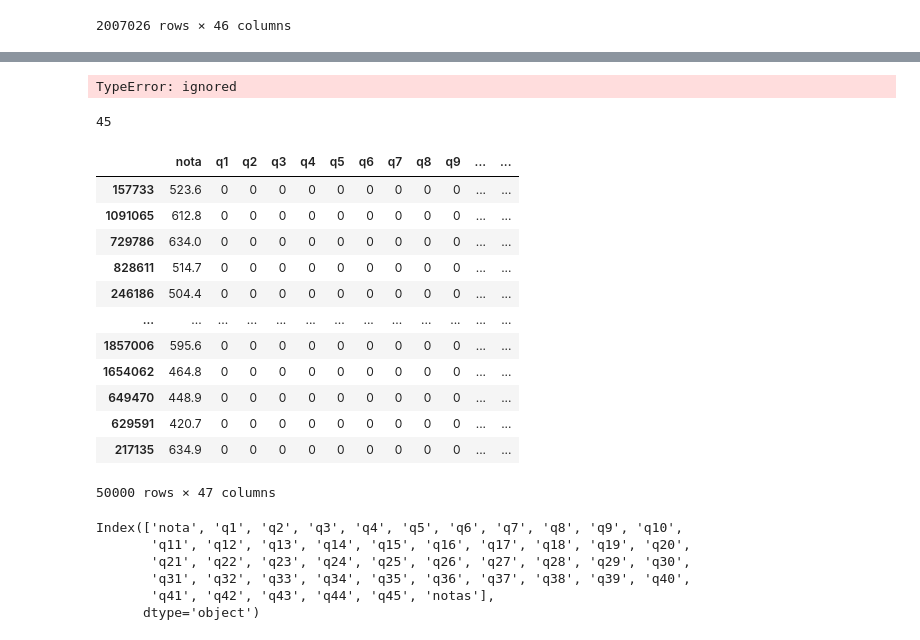
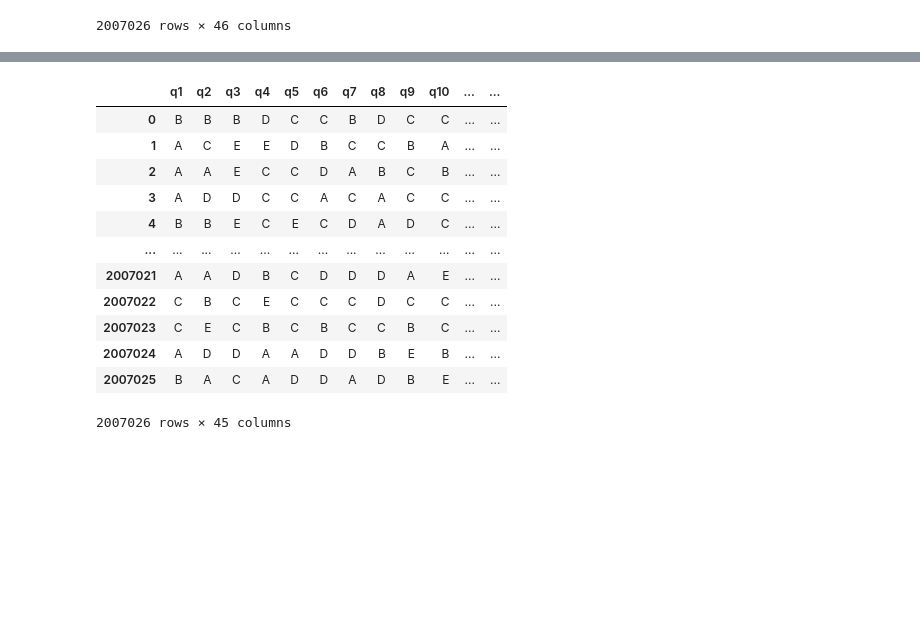
Before and after one commit to Gus-1003/Projeto_Pesquisa_Enem, a Jupyter notebook: Enem2021_organizado_correção.ipynb, the cells around one changed output, grey strips where cells are left out. Saved outputs shown, nothing was run; the diff lists cells and outputs as text; code cells hidden in the pictures; blank space fills up the shorter version.

```diff
--- a/Enem2021_organizado_correção.ipynb
+++ b/Enem2021_organizado_correção.ipynb
@@ -156,45 +81,0 @@ InvalidIndexError: ignored
-# %%
-# Cria um dataframe para as respostas corrigidas
-
-for i in range(1, 46):
-    colunas_questoes[f'q{i}'] = (colunas_questoes[f'q{i}'].str.upper() == gabarito[i-1]).astype(int)
-# %% [output]
-TypeError: ignored
-# %%
-len(colunas_questoes_num)
-# %% [output]
-45
-# %%
-
-# Substitui as respostas dos alunos pelas notas
-#questoes = questoes.applymap(lambda resposta: 1 if resposta == gabarito[questoes.columns.get_loc(resposta)] else 0)
-
-# Adiciona a coluna de notas ao dataframe de respostas
-df_amostra['notas'] = notas
-df_amostra
-
-# Salva o novo dataset com as notas dos alunos
-#data.to_csv('notas_alunos.csv', index=False)
-# %% [output]
-|  | nota | q1 | q2 | q3 | q4 | q5 | q6 | q7 | q8 | q9 | ... | ... |
-| 157733 | 523.6 | 0 | 0 | 0 | 0 | 0 | 0 | 0 | 0 | 0 | ... | ... |
-| 1091065 | 612.8 | 0 | 0 | 0 | 0 | 0 | 0 | 0 | 0 | 0 | ... | ... |
-| 729786 | 634.0 | 0 | 0 | 0 | 0 | 0 | 0 | 0 | 0 | 0 | ... | ... |
-| 828611 | 514.7 | 0 | 0 | 0 | 0 | 0 | 0 | 0 | 0 | 0 | ... | ... |
-| 246186 | 504.4 | 0 | 0 | 0 | 0 | 0 | 0 | 0 | 0 | 0 | ... | ... |
-| ... | ... | ... | ... | ... | ... | ... | ... | ... | ... | ... | ... | ... |
-| 1857006 | 595.6 | 0 | 0 | 0 | 0 | 0 | 0 | 0 | 0 | 0 | ... | ... |
-| 1654062 | 464.8 | 0 | 0 | 0 | 0 | 0 | 0 | 0 | 0 | 0 | ... | ... |
-| 649470 | 448.9 | 0 | 0 | 0 | 0 | 0 | 0 | 0 | 0 | 0 | ... | ... |
-| 629591 | 420.7 | 0 | 0 | 0 | 0 | 0 | 0 | 0 | 0 | 0 | ... | ... |
-| 217135 | 634.9 | 0 | 0 | 0 | 0 | 0 | 0 | 0 | 0 | 0 | ... | ... |
-50000 rows × 47 columns
-# %%
-print(df_amostra.columns)
-# %% [output]
-Index(['nota', 'q1', 'q2', 'q3', 'q4', 'q5', 'q6', 'q7', 'q8', 'q9', 'q10',
-       'q11', 'q12', 'q13', 'q14', 'q15', 'q16', 'q17', 'q18', 'q19', 'q20',
-       'q21', 'q22', 'q23', 'q24', 'q25', 'q26', 'q27', 'q28', 'q29', 'q30',
-       'q31', 'q32', 'q33', 'q34', 'q35', 'q36', 'q37', 'q38', 'q39', 'q40',
-       'q41', 'q42', 'q43', 'q44', 'q45', 'notas'],
-      dtype='object')
@@ -202,0 +82,16 @@ Index(['nota', 'q1', 'q2', 'q3', 'q4', 'q5', 'q6', 'q7', 'q8', 'q9', 'q10',
+# %%
+respostas_corrigidas
+# %% [output]
+|  | q1 | q2 | q3 | q4 | q5 | q6 | q7 | q8 | q9 | q10 | ... | ... |
+| 0 | B | B | B | D | C | C | B | D | C | C | ... | ... |
+| 1 | A | C | E | E | D | B | C | C | B | A | ... | ... |
+| 2 | A | A | E | C | C | D | A | B | C | B | ... | ... |
+| 3 | A | D | D | C | C | A | C | A | C | C | ... | ... |
+| 4 | B | B | E | C | E | C | D | A | D | C | ... | ... |
+| ... | ... | ... | ... | ... | ... | ... | ... | ... | ... | ... | ... | ... |
+| 2007021 | A | A | D | B | C | D | D | D | A | E | ... | ... |
+| 2007022 | C | B | C | E | C | C | C | D | C | C | ... | ... |
+| 2007023 | C | E | C | B | C | B | C | C | B | C | ... | ... |
+| 2007024 | A | D | D | A | A | D | D | B | E | B | ... | ... |
+| 2007025 | B | A | C | A | D | D | A | D | B | E | ... | ... |
+2007026 rows × 45 columns
```
Also changed, not shown: parts of 19 cells of this notebook.
